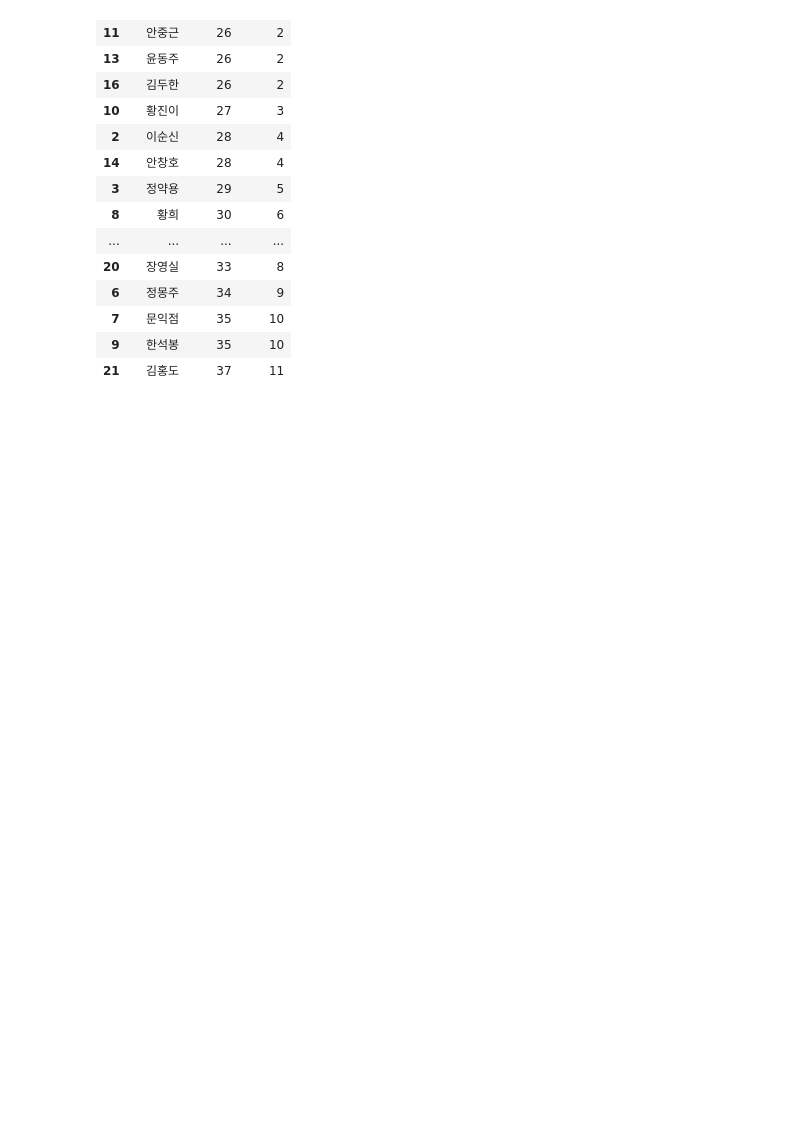
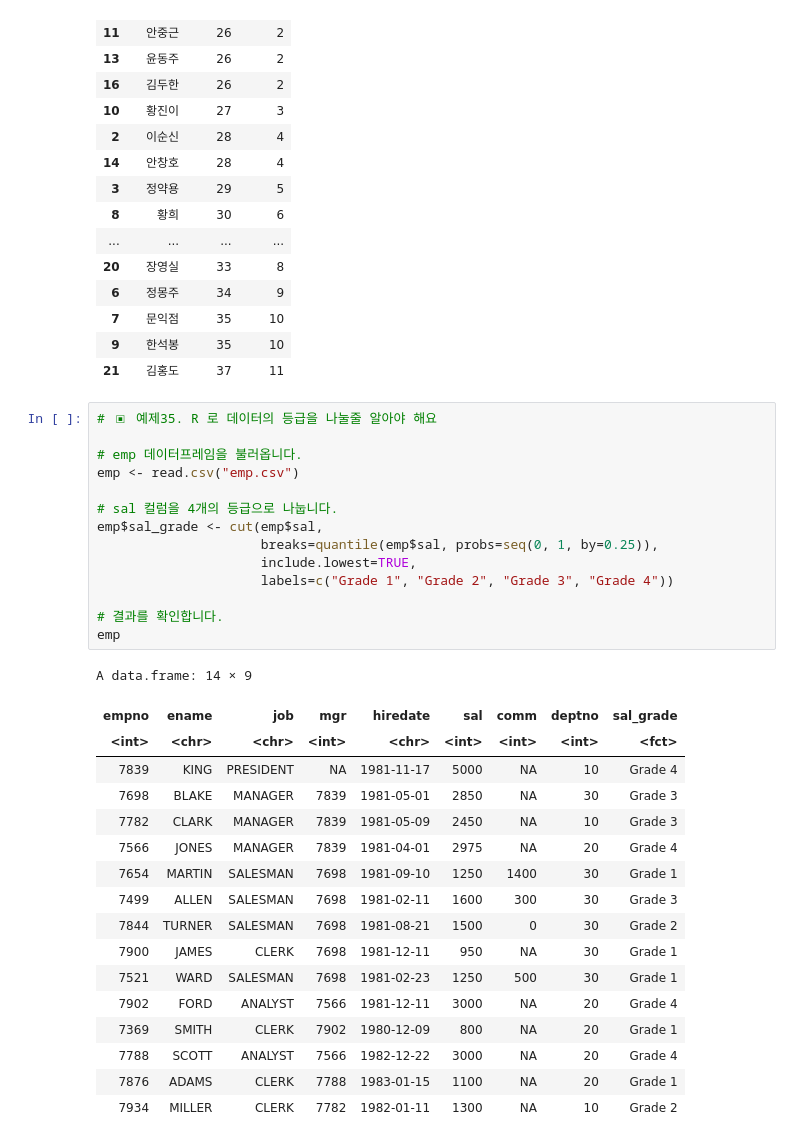
Before and after one commit to oracleyu01/r_for_bigbungi, a Jupyter notebook: R_기본_문법_마스터_하기_70문제_답.ipynb, the cells around one changed output. Cells and saved outputs as stored; diff of their text form; blank space fills up the shorter version.

```diff
--- a/R_기본_문법_마스터_하기_70문제_답.ipynb
+++ b/R_기본_문법_마스터_하기_70문제_답.ipynb
@@ -2345,3 +2345,35 @@ A data.frame: 21 × 3
 | 7 | 문익점 | 35 | 10 |
 | 9 | 한석봉 | 35 | 10 |
 | 21 | 김홍도 | 37 | 11 |
+# %%
+# ▣ 예제35. R 로 데이터의 등급을 나눌줄 알아야 해요
+
+# emp 데이터프레임을 불러옵니다.
+emp <- read.csv("emp.csv")
+
+# sal 컬럼을 4개의 등급으로 나눕니다.
+emp$sal_grade <- cut(emp$sal,
+                     breaks=quantile(emp$sal, probs=seq(0, 1, by=0.25)),
+                     include.lowest=TRUE,
+                     labels=c("Grade 1", "Grade 2", "Grade 3", "Grade 4"))
+
+# 결과를 확인합니다.
+emp
+# %% [output]
+A data.frame: 14 × 9
+| empno | ename | job | mgr | hiredate | sal | comm | deptno | sal_grade |
+| <int> | <chr> | <chr> | <int> | <chr> | <int> | <int> | <int> | <fct> |
+| 7839 | KING | PRESIDENT | NA | 1981-11-17 | 5000 | NA | 10 | Grade 4 |
+| 7698 | BLAKE | MANAGER | 7839 | 1981-05-01 | 2850 | NA | 30 | Grade 3 |
+| 7782 | CLARK | MANAGER | 7839 | 1981-05-09 | 2450 | NA | 10 | Grade 3 |
+| 7566 | JONES | MANAGER | 7839 | 1981-04-01 | 2975 | NA | 20 | Grade 4 |
+| 7654 | MARTIN | SALESMAN | 7698 | 1981-09-10 | 1250 | 1400 | 30 | Grade 1 |
+| 7499 | ALLEN | SALESMAN | 7698 | 1981-02-11 | 1600 | 300 | 30 | Grade 3 |
+| 7844 | TURNER | SALESMAN | 7698 | 1981-08-21 | 1500 | 0 | 30 | Grade 2 |
+| 7900 | JAMES | CLERK | 7698 | 1981-12-11 | 950 | NA | 30 | Grade 1 |
+| 7521 | WARD | SALESMAN | 7698 | 1981-02-23 | 1250 | 500 | 30 | Grade 1 |
+| 7902 | FORD | ANALYST | 7566 | 1981-12-11 | 3000 | NA | 20 | Grade 4 |
+| 7369 | SMITH | CLERK | 7902 | 1980-12-09 | 800 | NA | 20 | Grade 1 |
+| 7788 | SCOTT | ANALYST | 7566 | 1982-12-22 | 3000 | NA | 20 | Grade 4 |
+| 7876 | ADAMS | CLERK | 7788 | 1983-01-15 | 1100 | NA | 20 | Grade 1 |
+| 7934 | MILLER | CLERK | 7782 | 1982-01-11 | 1300 | NA | 10 | Grade 2 |
```
Also changed, not shown: parts of 1 cell of this notebook.
